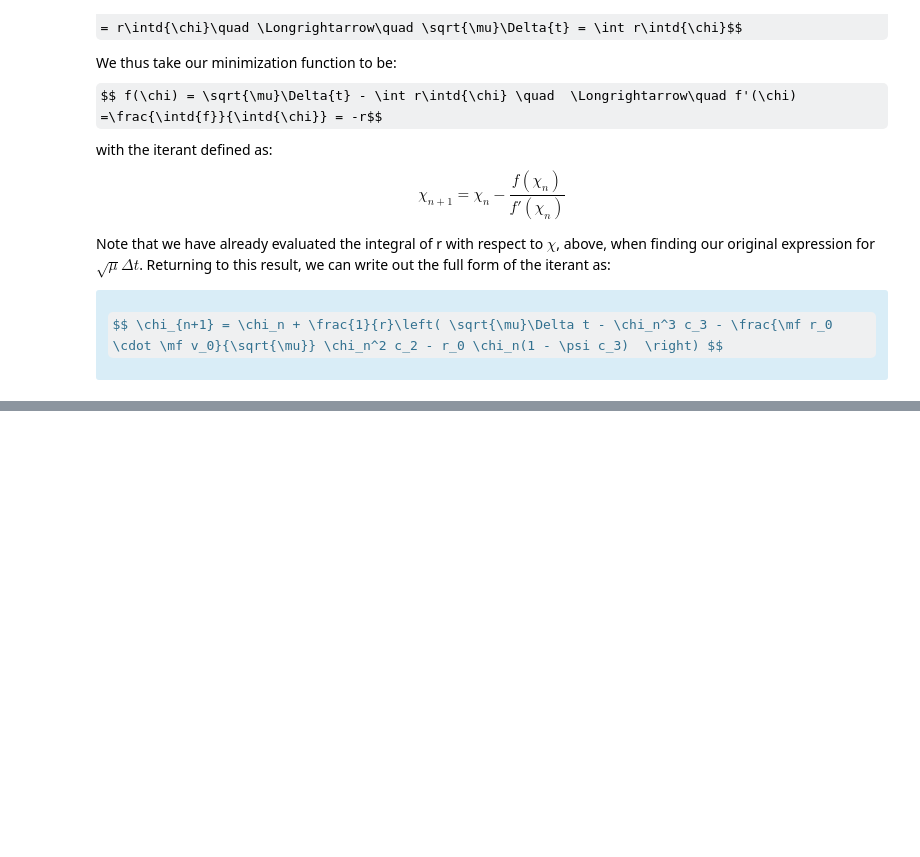
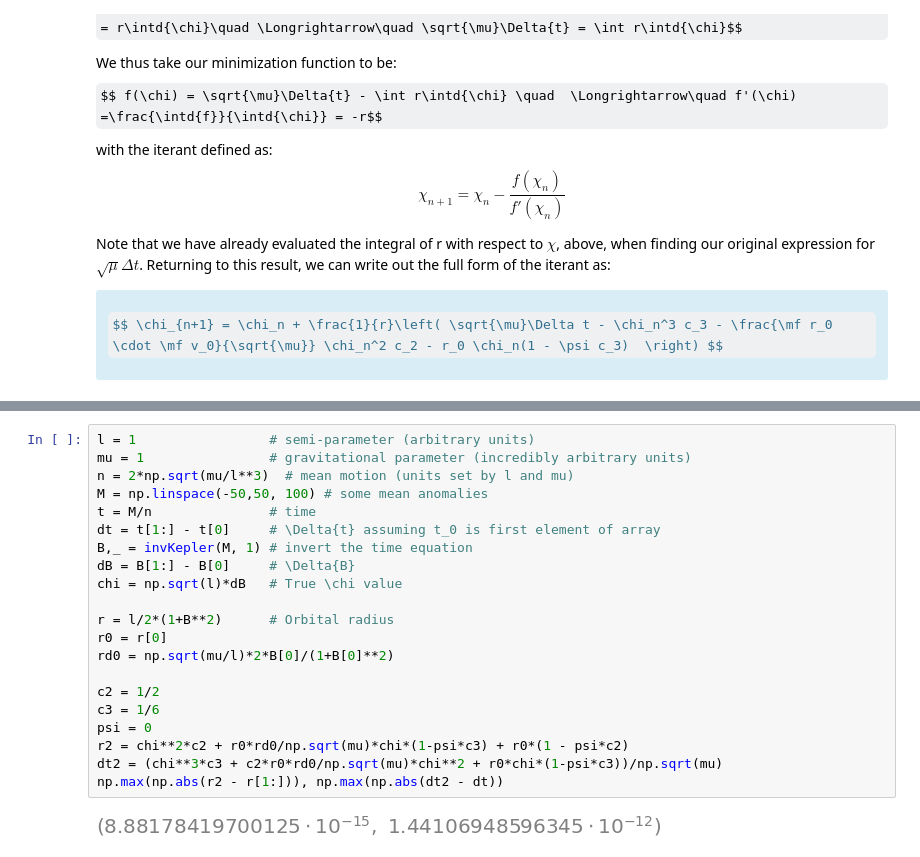
Before and after one commit to dsavransky/astrodynamicsbook, a Jupyter notebook: Notebooks/21-Universal Variables.ipynb, the cells around one changed output, grey strips where cells are left out. Drawn from its saved outputs; the diff is of its cells as text; some formulas as TeX source; blank space fills up the shorter version.

```diff
--- a/Notebooks/21-Universal Variables.ipynb
+++ b/Notebooks/21-Universal Variables.ipynb
@@ -252,0 +372,23 @@ $$ r =  \chi^2 c_2 + \frac{\mf r_0 \cdot \mf v_0}{\sqrt{\mu}}\chi(1 - \psi c_3)
+# %%
+l = 1                 # semi-parameter (arbitrary units)
+mu = 1                # gravitational parameter (incredibly arbitrary units)
+n = 2*np.sqrt(mu/l**3)  # mean motion (units set by l and mu)
+M = np.linspace(-50,50, 100) # some mean anomalies
+t = M/n               # time
+dt = t[1:] - t[0]     # \Delta{t} assuming t_0 is first element of array
+B,_ = invKepler(M, 1) # invert the time equation
+dB = B[1:] - B[0]     # \Delta{B}
+chi = np.sqrt(l)*dB   # True \chi value
+
+r = l/2*(1+B**2)      # Orbital radius
+r0 = r[0]
+rd0 = np.sqrt(mu/l)*2*B[0]/(1+B[0]**2)
+
+c2 = 1/2
+c3 = 1/6
+psi = 0
+r2 = chi**2*c2 + r0*rd0/np.sqrt(mu)*chi*(1-psi*c3) + r0*(1 - psi*c2)
+dt2 = (chi**3*c3 + c2*r0*rd0/np.sqrt(mu)*chi**2 + r0*chi*(1-psi*c3))/np.sqrt(mu)
+np.max(np.abs(r2 - r[1:])), np.max(np.abs(dt2 - dt))
+# %% [output]
+[figure, added]
```
Also changed, not shown: parts of 19 cells of this notebook, 4 other files.
